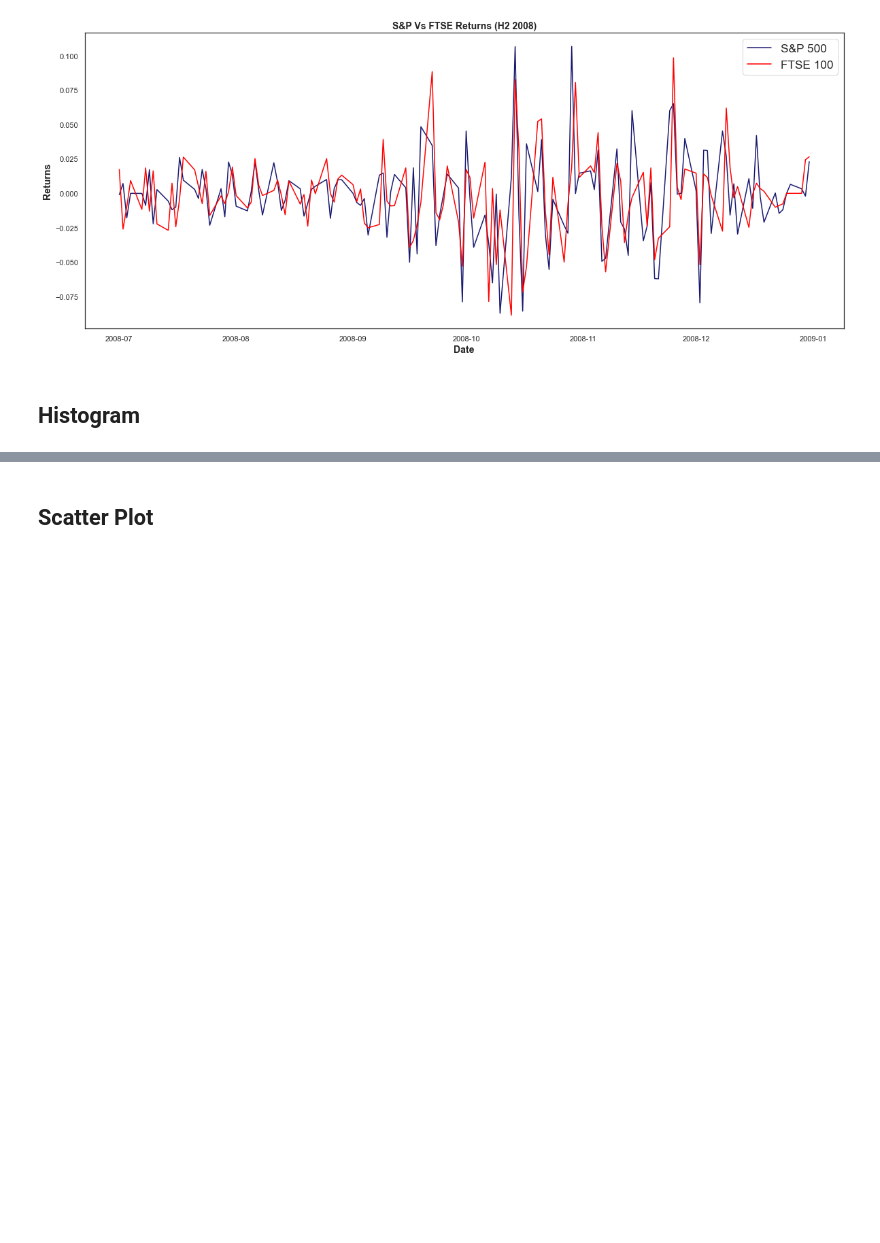
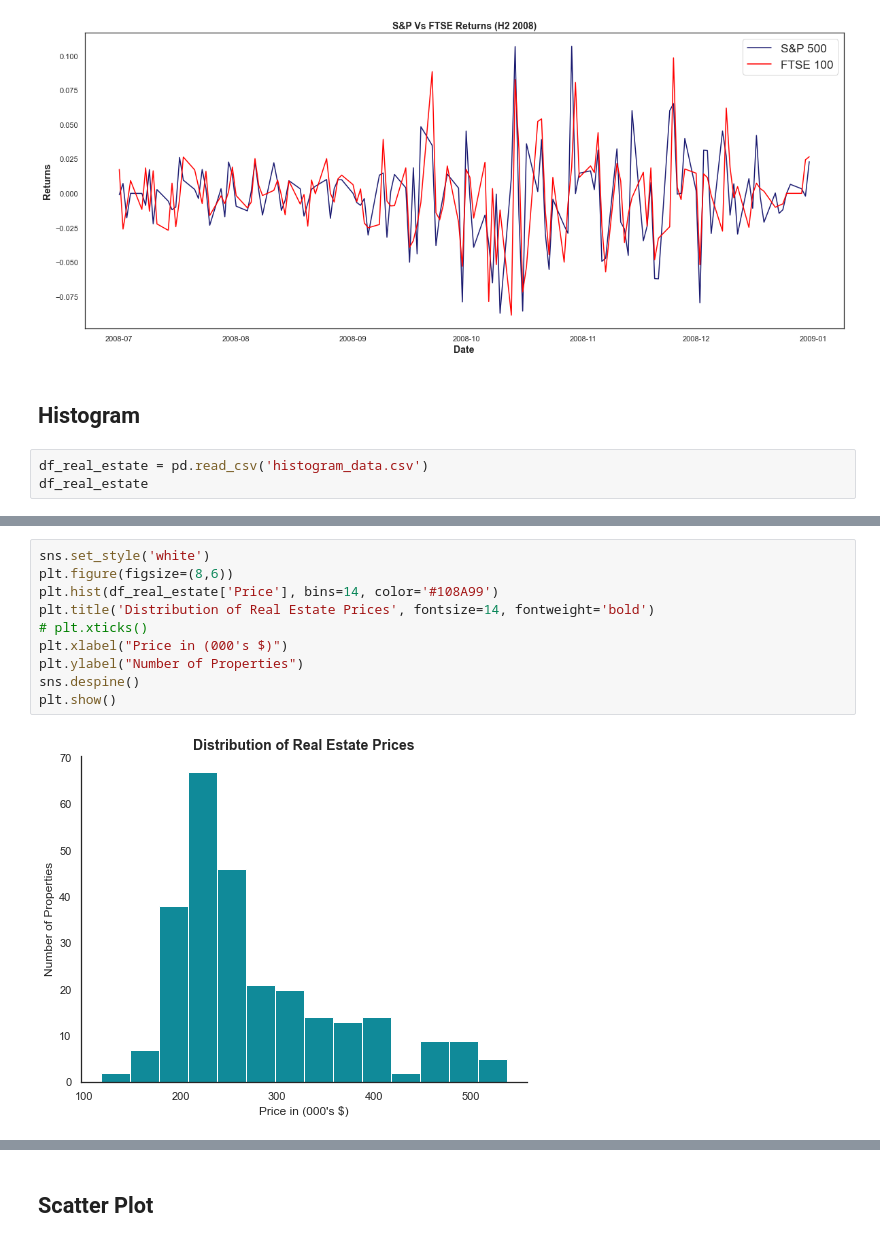
Before and after one commit to roblivesinottawa/data_analytics_python, a Jupyter notebook: S34 - Data Visualization/L1/Data Viz Notebook Template.ipynb, the cells around one changed output, grey strips where cells are left out. Drawn from its saved outputs; the diff is of its cells as text; blank space fills up the shorter version.

```diff
--- a/S34 - Data Visualization/L1/Data Viz Notebook Template.ipynb
+++ b/S34 - Data Visualization/L1/Data Viz Notebook Template.ipynb
@@ -284,3 +284,6 @@ plt.show()
 [figure]
 # %% [markdown]
 ## Histogram
+# %%
+df_real_estate = pd.read_csv('histogram_data.csv')
+df_real_estate
@@ -286,0 +304,12 @@ plt.show()
+# %%
+sns.set_style('white')
+plt.figure(figsize=(8,6))
+plt.hist(df_real_estate['Price'], bins=14, color='#108A99')
+plt.title('Distribution of Real Estate Prices', fontsize=14, fontweight='bold')
+# plt.xticks()
+plt.xlabel("Price in (000's $)")
+plt.ylabel("Number of Properties")
+sns.despine()
+plt.show()
+# %% [output]
+[figure, added]
```
Also changed, not shown: parts of 7 cells of this notebook, 1 other file.
